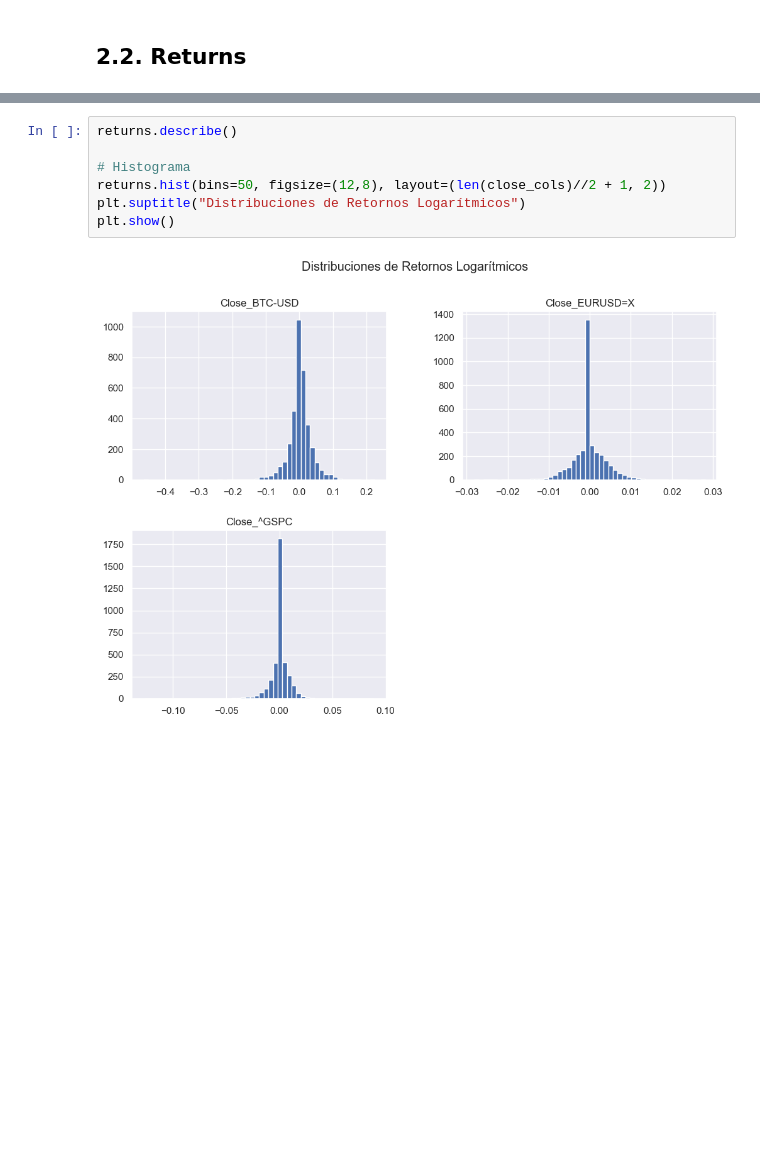
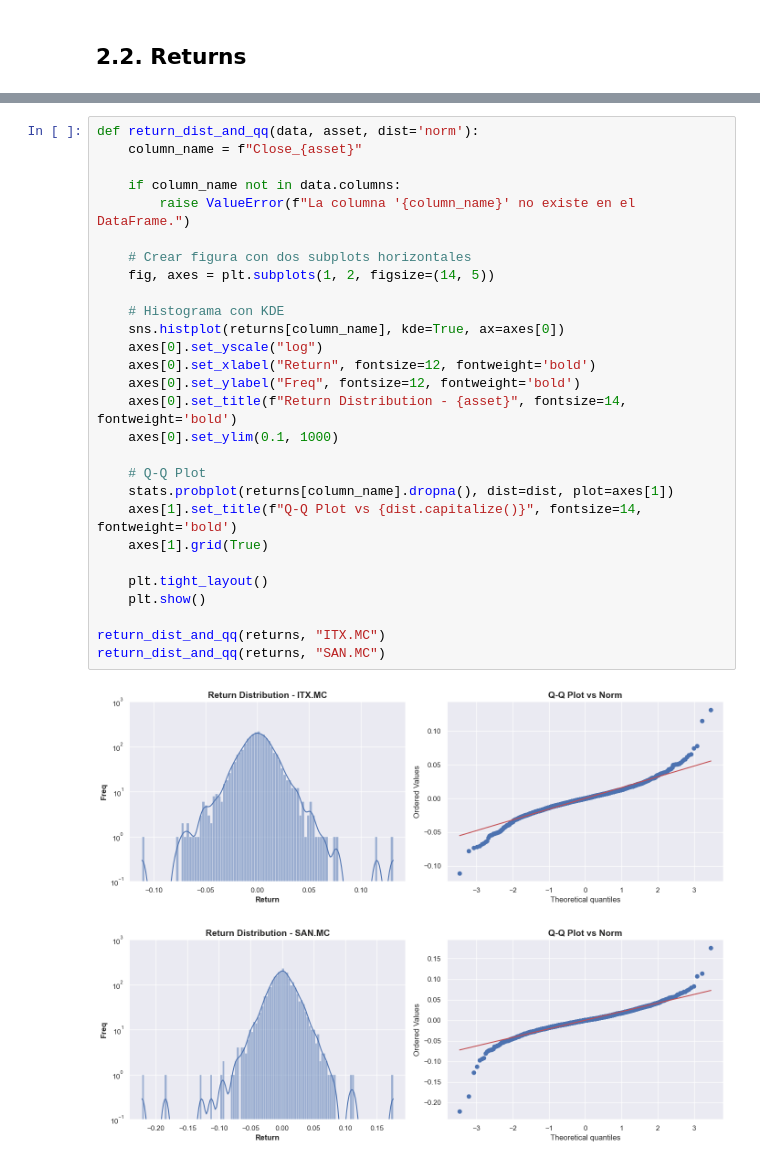
Before and after one commit to JuanCastillo29/Portfolio-Optimization-of-IBEX-35-Assets-Using-Laplace-Fitted-Returns, a Jupyter notebook: Notebooks/Data_exploration_&_volatility.ipynb, the cells around one changed output, grey strips where cells are left out. Saved outputs shown, nothing was run; the diff lists cells and outputs as text; blank space fills up the shorter version.

Commit message:
Change to IBEX35 assets

```diff
--- a/Notebooks/Data_exploration_&_volatility.ipynb
+++ b/Notebooks/Data_exploration_&_volatility.ipynb
@@ -125,9 +76,31 @@ qq_plot(returns_filtered,"Close_EURUSD=X", "laplace")
-# %%
-returns.describe()
-
-# Histograma
-returns.hist(bins=50, figsize=(12,8), layout=(len(close_cols)//2 + 1, 2))
-plt.suptitle("Distribuciones de Retornos Logarítmicos")
-plt.show()
-# %% [output]
-[figure, removed]
+# %%
+def return_dist_and_qq(data, asset, dist='norm'):
+    column_name = f"Close_{asset}"
+
+    if column_name not in data.columns:
+        raise ValueError(f"La columna '{column_name}' no existe en el DataFrame.")
+
+    # Crear figura con dos subplots horizontales
+    fig, axes = plt.subplots(1, 2, figsize=(14, 5))
+
+    # Histograma con KDE
+    sns.histplot(returns[column_name], kde=True, ax=axes[0])
+    axes[0].set_yscale("log")
+    axes[0].set_xlabel("Return", fontsize=12, fontweight='bold')
+    axes[0].set_ylabel("Freq", fontsize=12, fontweight='bold')
+    axes[0].set_title(f"Return Distribution - {asset}", fontsize=14, fontweight='bold')
+    axes[0].set_ylim(0.1, 1000)
+
+    # Q-Q Plot
+    stats.probplot(returns[column_name].dropna(), dist=dist, plot=axes[1])
+    axes[1].set_title(f"Q-Q Plot vs {dist.capitalize()}", fontsize=14, fontweight='bold')
+    axes[1].grid(True)
+
+    plt.tight_layout()
+    plt.show()
+
+return_dist_and_qq(returns, "ITX.MC")
+return_dist_and_qq(returns, "SAN.MC")
+# %% [output]
+[figure, added]
+[figure, added]
```
Also changed, not shown: parts of 16 cells of this notebook, 1 other file.
